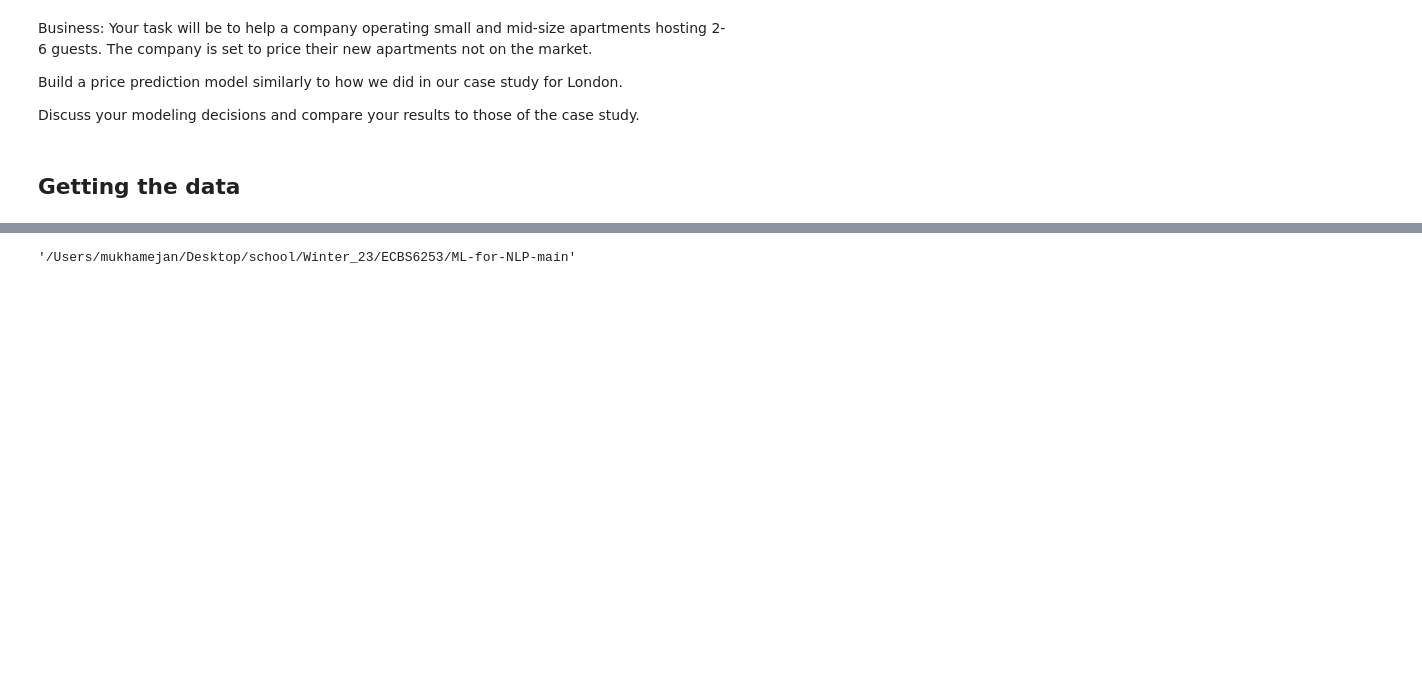
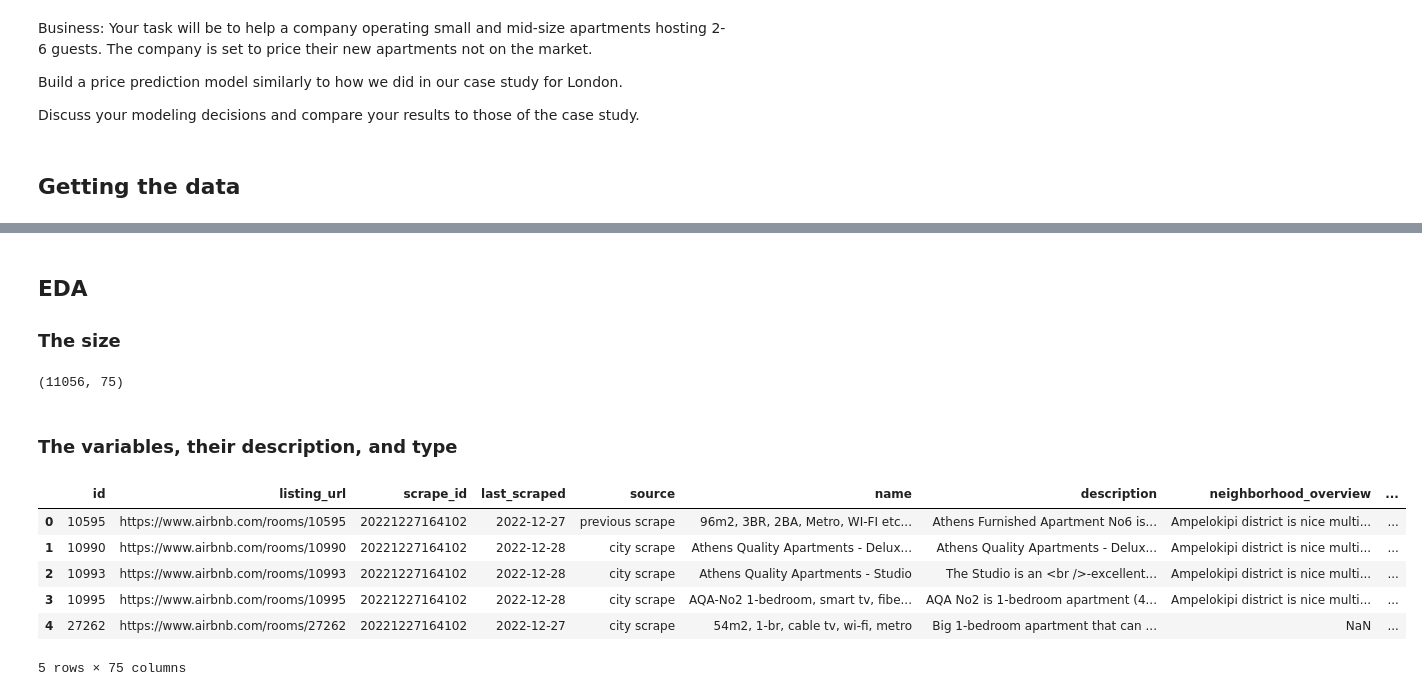
Before and after one commit to malikiscoding/prediction-with-ml, a Jupyter notebook: ps2/ps2.ipynb, the cells around one changed output, grey strips where cells are left out. Saved outputs shown, nothing was run; the diff lists cells and outputs as text; code cells hidden in the pictures; blank space fills up the shorter version.

```diff
--- a/ps2/ps2.ipynb
+++ b/ps2/ps2.ipynb
@@ -19,4 +11,0 @@ features.head(5)
-# %%
-pwd
-# %% [output]
-'/Users/mukhamejan/Desktop/school/Winter_23/ECBS6253/ML-for-NLP-main'
@@ -22,0 +16,19 @@ pwd
+# %% [markdown]
+## EDA
+### The size
+# %%
+df.shape
+# %% [output]
+(11056, 75)
+# %% [markdown]
+### The variables, their description, and type
+# %%
+df.head()
+# %% [output]
+|  | id | listing_url | scrape_id | last_scraped | source | name | description | neighborhood_overview | ... |
+| 0 | 10595 | https://www.airbnb.com/rooms/10595 | 20221227164102 | 2022-12-27 | previous scrape | 96m2, 3BR, 2BA, Metro, WI-FI etc... | Athens Furnished Apartment No6 is... | Ampelokipi district is nice multi... | ... |
+| 1 | 10990 | https://www.airbnb.com/rooms/10990 | 20221227164102 | 2022-12-28 | city scrape | Athens Quality Apartments - Delux... | Athens Quality Apartments - Delux... | Ampelokipi district is nice multi... | ... |
+| 2 | 10993 | https://www.airbnb.com/rooms/10993 | 20221227164102 | 2022-12-28 | city scrape | Athens Quality Apartments - Studio | The Studio is an <br />-excellent... | Ampelokipi district is nice multi... | ... |
+| 3 | 10995 | https://www.airbnb.com/rooms/10995 | 20221227164102 | 2022-12-28 | city scrape | AQA-No2 1-bedroom, smart tv, fibe... | AQA No2 is 1-bedroom apartment (4... | Ampelokipi district is nice multi... | ... |
+| 4 | 27262 | https://www.airbnb.com/rooms/27262 | 20221227164102 | 2022-12-27 | city scrape | 54m2, 1-br, cable tv, wi-fi, metro | Big 1-bedroom apartment that can ... | NaN | ... |
+5 rows × 75 columns
```
Also changed, not shown: parts of 9 cells of this notebook.
